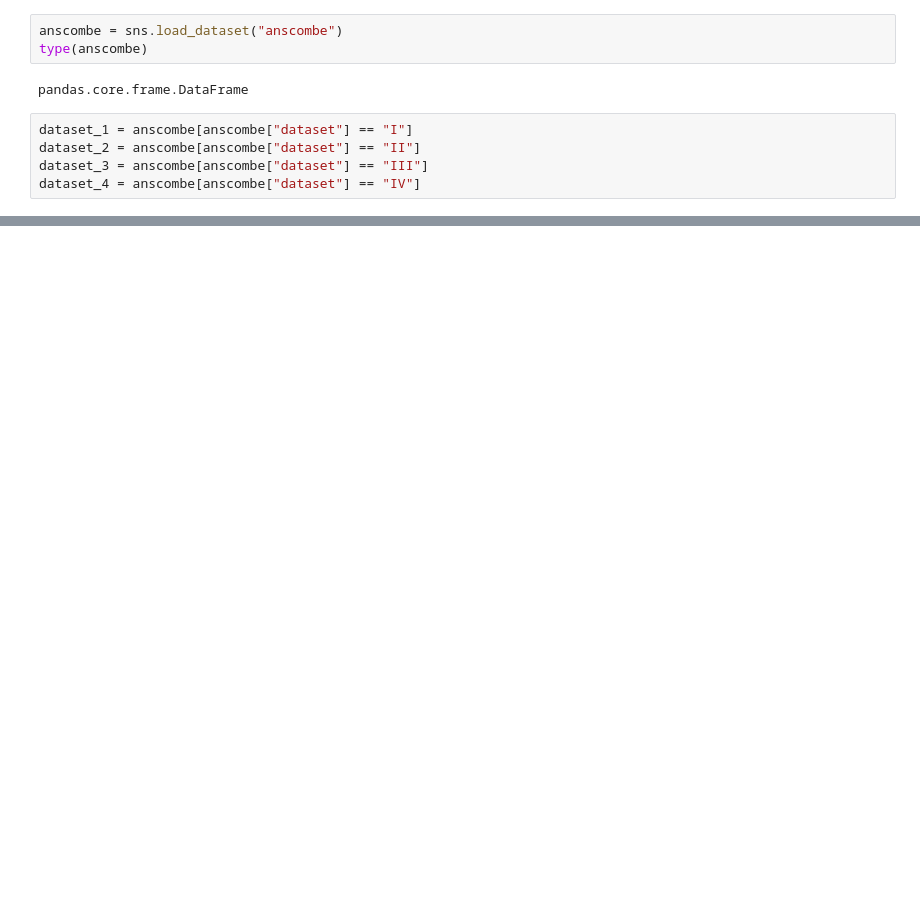
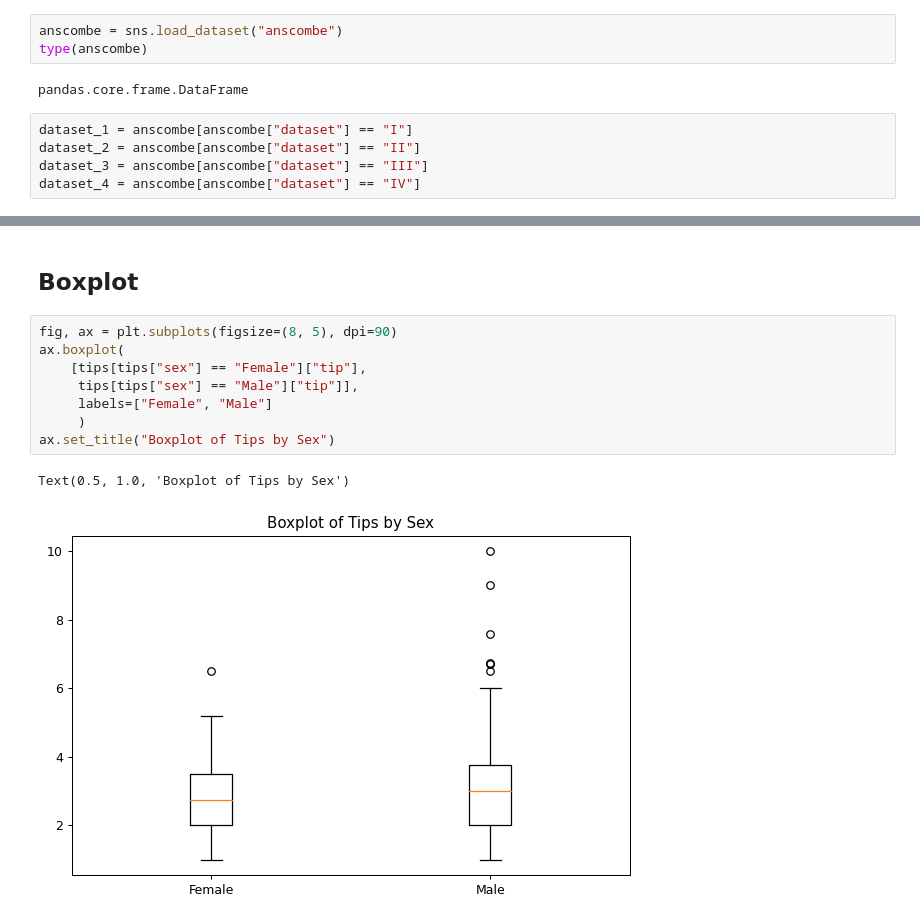
Before and after one commit to a-pineau/Pandas, a Jupyter notebook: Ch3.ipynb, the cells around one changed output, grey strips where cells are left out. Cells and saved outputs as stored; diff of their text form; blank space fills up the shorter version.

```diff
--- a/Ch3.ipynb
+++ b/Ch3.ipynb
@@ -52,0 +71,13 @@ fig
+# %% [markdown]
+## Boxplot
+# %%
+fig, ax = plt.subplots(figsize=(8, 5), dpi=90)
+ax.boxplot(
+    [tips[tips["sex"] == "Female"]["tip"],
+     tips[tips["sex"] == "Male"]["tip"]],
+     labels=["Female", "Male"]
+     )
+ax.set_title("Boxplot of Tips by Sex")
+# %% [output]
+Text(0.5, 1.0, 'Boxplot of Tips by Sex')
+[figure, added]
```
Also changed, not shown: parts of 14 cells of this notebook, 8 other files.
